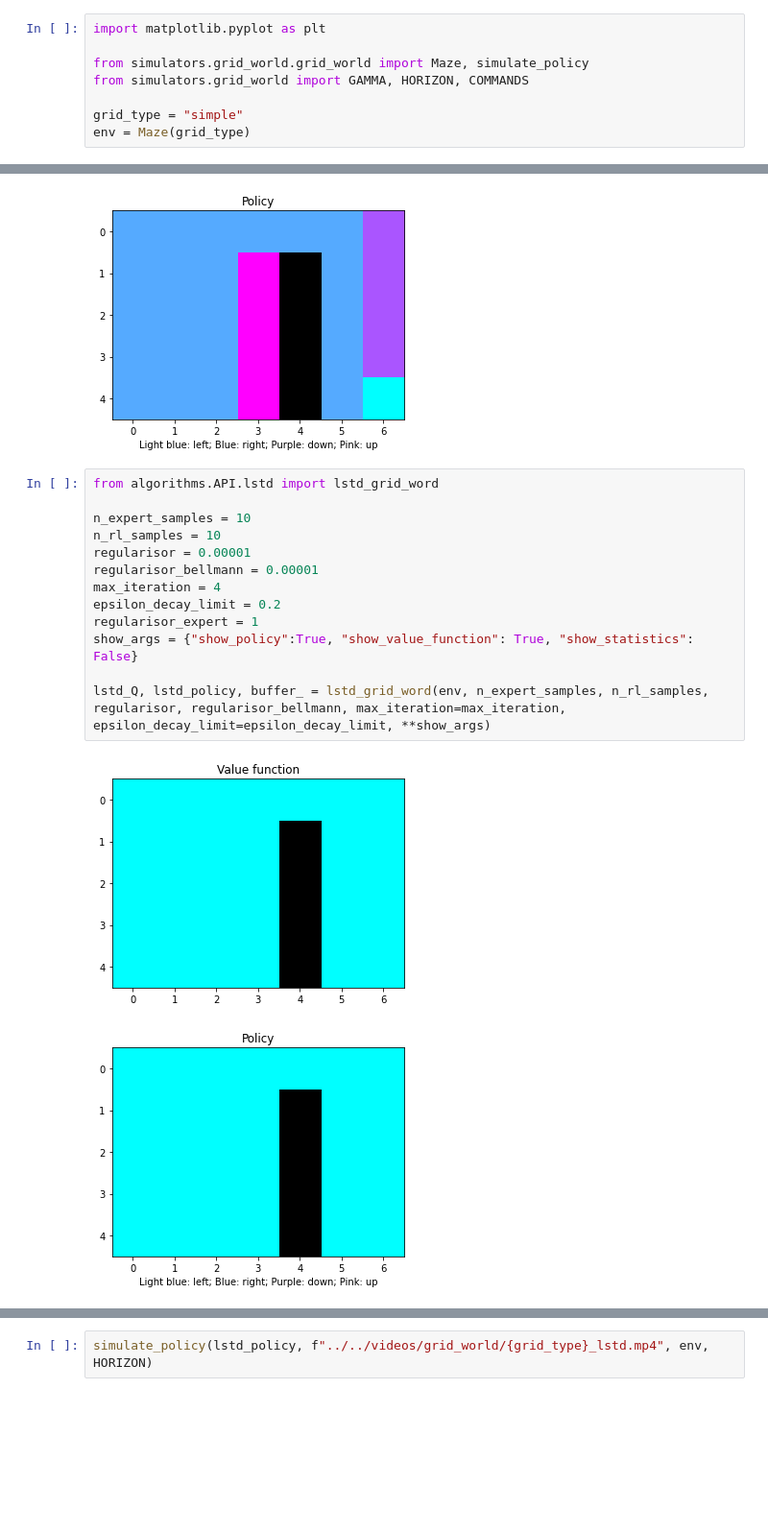
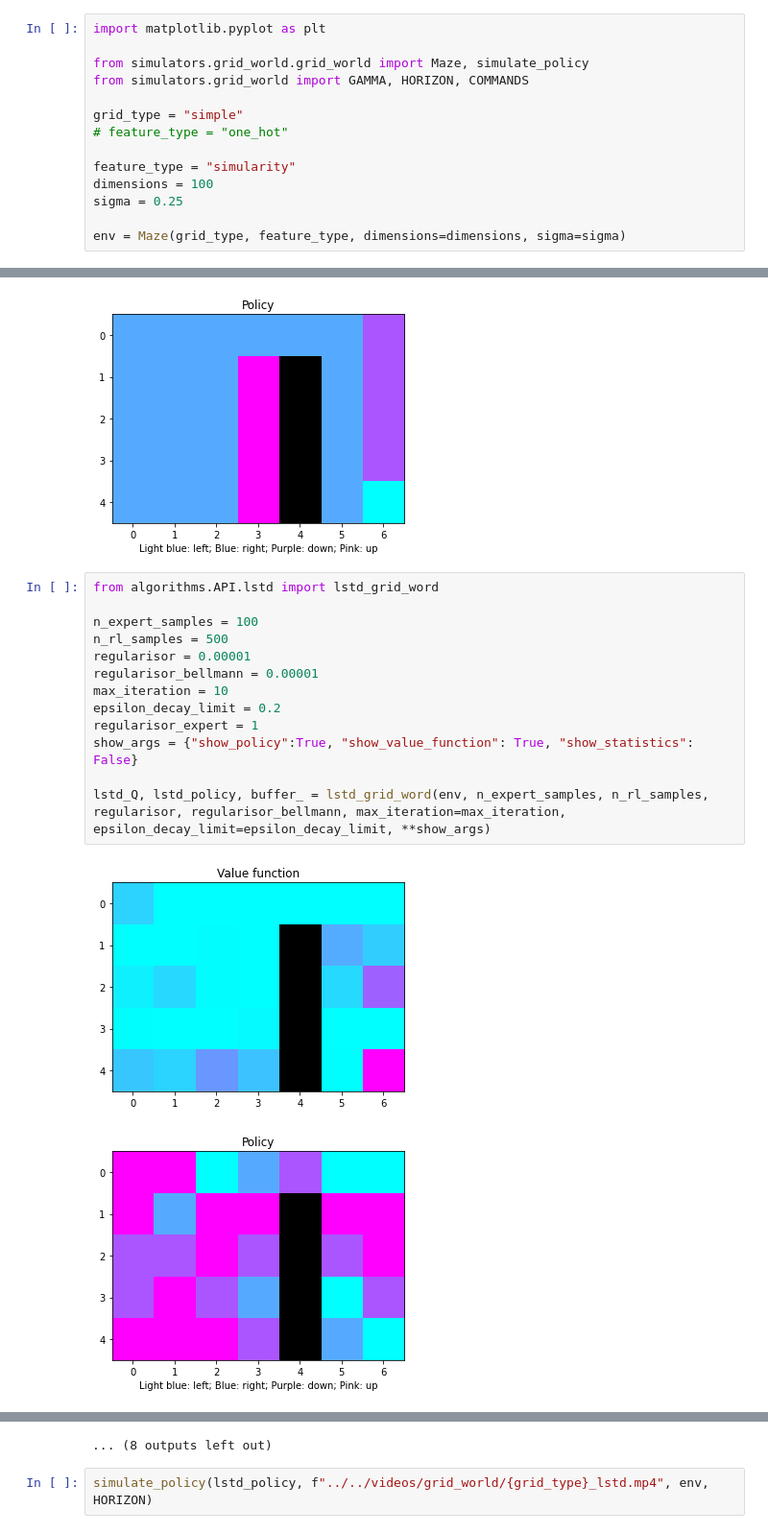
Before and after one commit to theovincent/ReinforcementLearningWithDemonstration, a Jupyter notebook: simulators/grid_world/simulate_algorithms.ipynb, the cells around one changed output, grey strips where cells are left out. Shown: that part at 96% size. Cells and saved outputs as stored; diff of their text form; blank space fills up the shorter version.

```diff
--- a/simulators/grid_world/simulate_algorithms.ipynb
+++ b/simulators/grid_world/simulate_algorithms.ipynb
@@ -7,7 +7,13 @@ from simulators.grid_world.grid_world import Maze, simulate_policy
 from simulators.grid_world import GAMMA, HORIZON, COMMANDS
 
 grid_type = "simple"
-env = Maze(grid_type)
+# feature_type = "one_hot"
+
+feature_type = "simularity"
+dimensions = 100
+sigma = 0.25
+
+env = Maze(grid_type, feature_type, dimensions=dimensions, sigma=sigma)
 # %%
 from algorithms.VI_dynamic_programming import value_iteration
 
@@ -34,16 +40,16 @@ plt.show()
 # %%
 from algorithms.API.lstd import lstd_grid_word
 
-n_expert_samples = 10
-n_rl_samples = 10
+n_expert_samples = 100
+n_rl_samples = 500
 regularisor = 0.00001
 regularisor_bellmann = 0.00001
-max_iteration = 4
+max_iteration = 10
 epsilon_decay_limit = 0.2
 regularisor_expert = 1
 show_args = {"show_policy":True, "show_value_function": True, "show_statistics": False}
 
 lstd_Q, lstd_policy, buffer_ = lstd_grid_word(env, n_expert_samples, n_rl_samples, regularisor, regularisor_bellmann, max_iteration=max_iteration, epsilon_decay_limit=epsilon_decay_limit, **show_args)
 # %% [output]
-[figure, old version]
+[figure, new version]
-[figure, old version]
+[figure, new version]
@@ -56,3 +66,4 @@ lstd_Q, lstd_policy, buffer_ = lstd_grid_word(env, n_expert_samples, n_rl_sample
+... (8 outputs left out)
 # %%
 simulate_policy(lstd_policy, f"../../videos/grid_world/{grid_type}_lstd.mp4", env, HORIZON)
 # %% [output]
```
Also changed, not shown: parts of 1 cell of this notebook, 1 other file.
